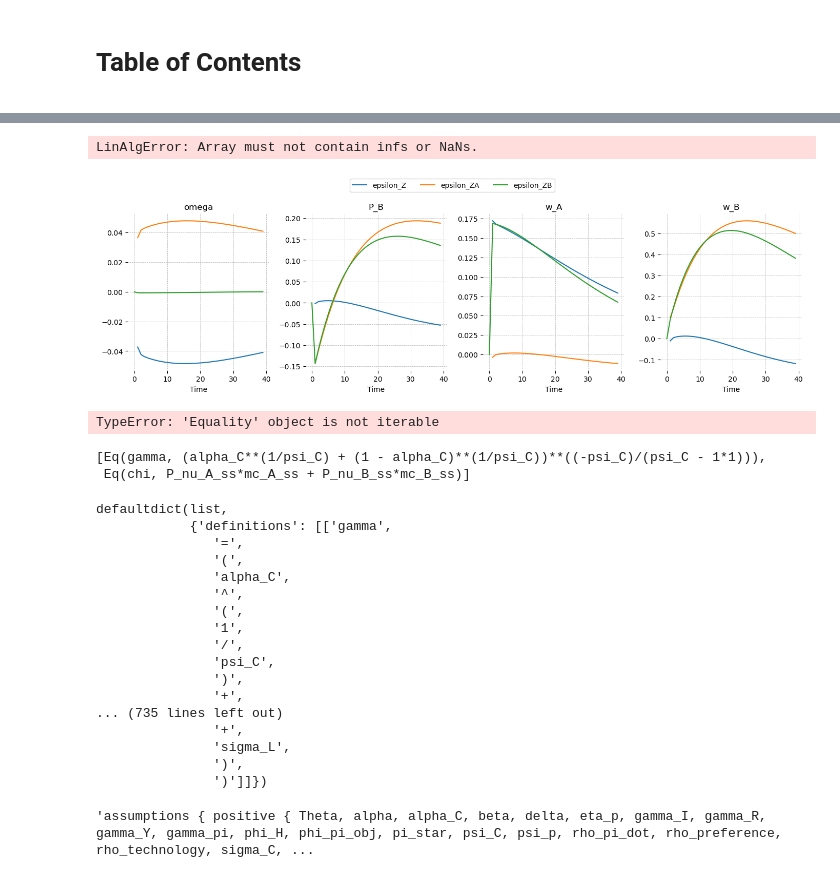
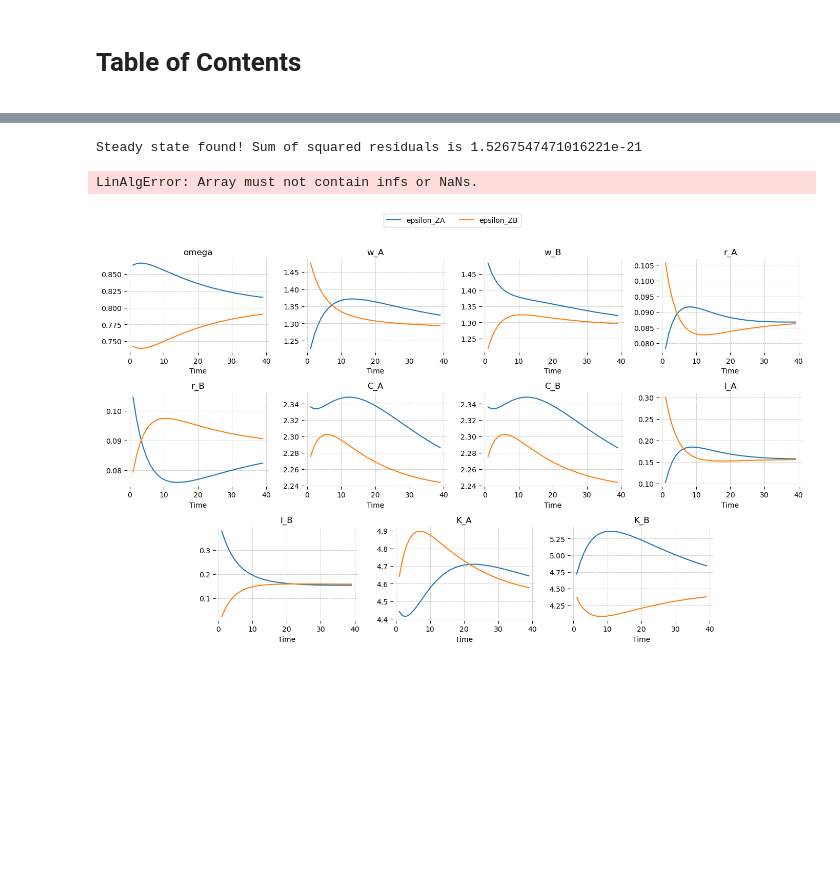
Before and after one commit to jessegrabowski/ukraine-sentiment-transmission, a Jupyter notebook: notebooks/Migration DSGE.ipynb, the cells around one changed output, grey strips where cells are left out. Cells and saved outputs as stored; diff of their text form; code cells hidden in the pictures; blank space fills up the shorter version.

```diff
--- a/notebooks/Migration DSGE.ipynb
+++ b/notebooks/Migration DSGE.ipynb
@@ -99,3 +97,8 @@ $\displaystyle \frac{- \psi_{1} \omega_{t-1}^{2} \left(\psi_{\omega} - \omega_{t
+# %%
+mod.free_param_dict.update({'psi_1':2, 'psi_2':2, 'psi_A':0.1, 'psi_B':0.3, 'psi_Y':0.1})
+mod.steady_state()
+# %% [output]
+Steady state found! Sum of squared residuals is 1.5267547471016221e-21
 # %%
 mod.solve_model(solver='cycle_reduction', not_loglin_variable=[x.base_name for x in mod.variables])
 # %% [output]
@@ -106,52 +106,10 @@ irf = mod.impulse_response_function(simulation_length=40, shock_size=0.1)
+# %%
+import pandas as pd
+
+irf = mod.impulse_response_function(simulation_length=40, shock_size=0.1)
+ss_vals = pd.Series(mod.steady_state_dict, name='Variables')
+irf = irf + ss_vals.values[:, None]
 # %%
-gp.plot_irf(irf.iloc[:, 2:], vars_to_plot=['omega', 'P_B', 'w_A', 'w_B'], legend=True, figsize=(14,4));
+gp.plot_irf(irf.iloc[:, 2:], vars_to_plot=['omega', 'w_A', 'w_B', 'r_A', 'r_B', 'C_A', 'C_B', 'I_A', 'I_B', 'K_A', 'K_B'], legend=True, figsize=(14,8));
 # %% [output]
-[figure, old version]
+[figure, new version]
-# %%
-from gEconpy.parser.file_loaders import load_gcn
-from gEconpy.parser.gEcon_parser import preprocess_gcn, split_gcn_into_block_dictionary, rebuild_eqs_from_parser_output, split_gcn_into_block_dictionary, parsed_block_to_dict
-from gEconpy.parser.parse_equations import build_sympy_equations
-
-import pyparsing
-
-file = load_gcn('../gcn_files/2_region.gcn')
-parser_output, prior_dict = preprocess_gcn(file)
-block_dicts = split_gcn_into_block_dictionary(parser_output)
-
-ss_block = parsed_block_to_dict(block_dicts['STEADY_STATE'])
-
-for i, (component, equations) in enumerate(ss_block.items()):
-    ss_block[component], flags = list(
-        zip(*build_sympy_equations(equations, block_dicts['assumptions']))
-    )
-# %% [output]
-TypeError: 'Equality' object is not iterable
-# %%
-build_sympy_equations(equations, block_dicts['assumptions'])
-# %% [output]
-[Eq(gamma, (alpha_C**(1/psi_C) + (1 - alpha_C)**(1/psi_C))**((-psi_C)/(psi_C - 1*1))),
- Eq(chi, P_nu_A_ss*mc_A_ss + P_nu_B_ss*mc_B_ss)]
-# %%
-ss_block
-# %% [output]
-defaultdict(list,
-            {'definitions': [['gamma',
-               '=',
-               '(',
-               'alpha_C',
-               '^',
-               '(',
-               '1',
-               '/',
-               'psi_C',
-               ')',
-               '+',
-... (735 lines left out)
-               '+',
-               'sigma_L',
-               ')',
-               ')']]})
-# %%
-parser_output
-# %% [output]
-'assumptions { positive { Theta, alpha, alpha_C, beta, delta, eta_p, gamma_I, gamma_R, gamma_Y, gamma_pi, phi_H, phi_pi_obj, pi_star, psi_C, psi_p, rho_pi_dot, rho_preference, rho_technology, sigma_C, ...
```
Also changed, not shown: parts of 56 cells of this notebook, 3 other files.
